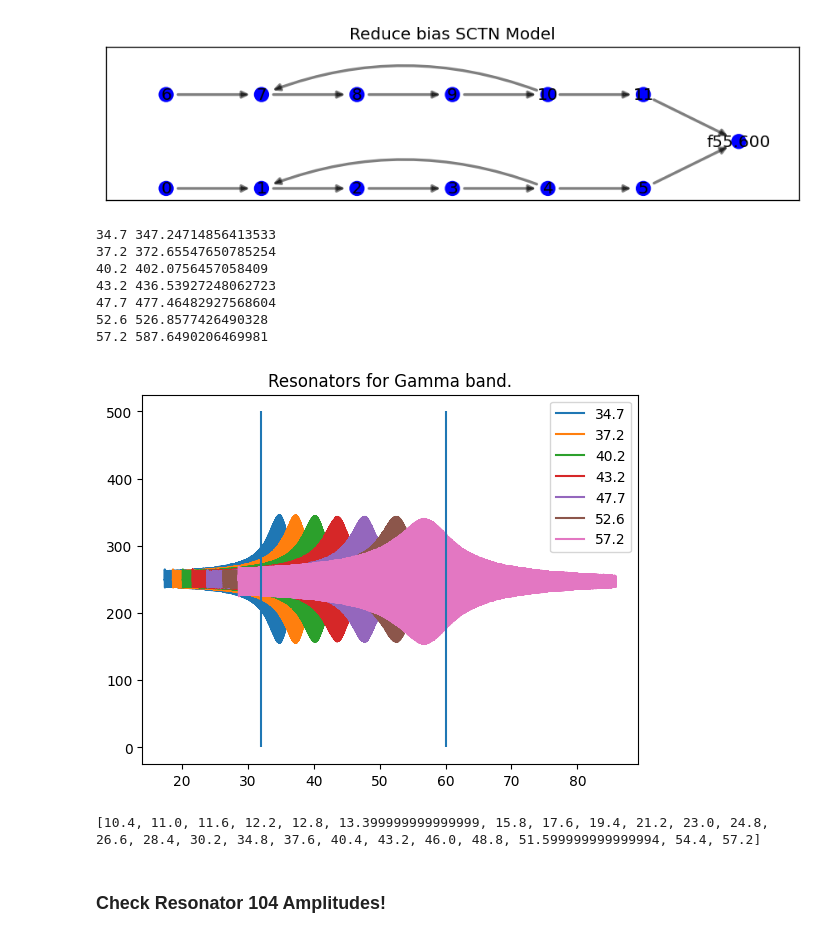
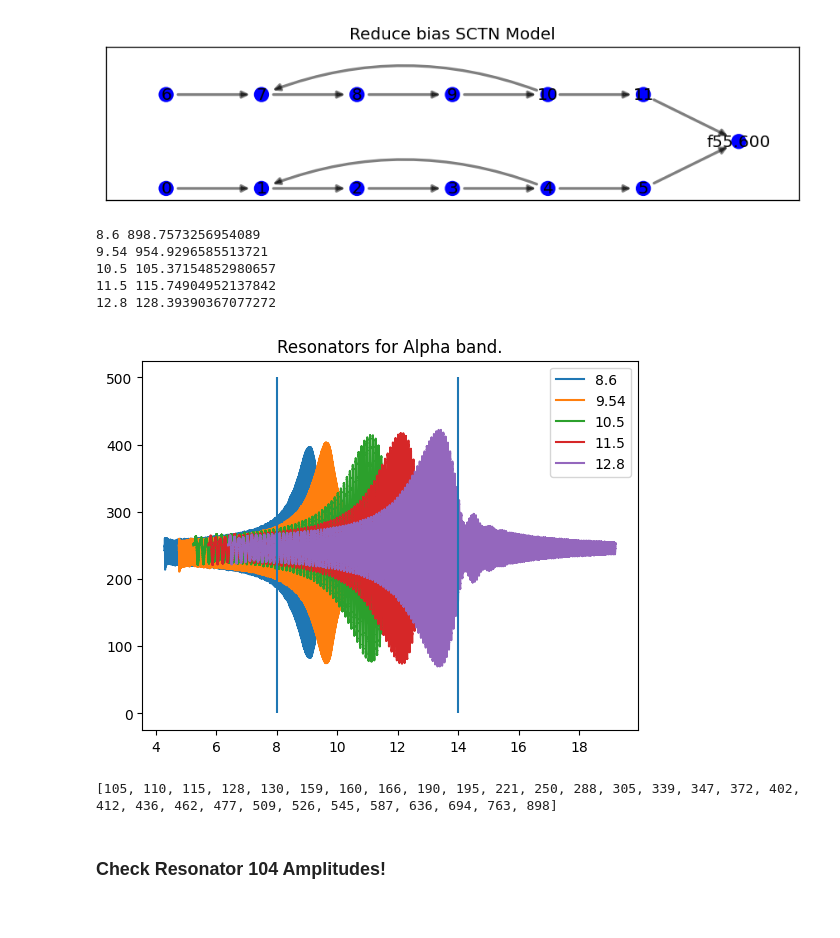
Before and after one commit to yakir4123/SNN-SCTN, a Jupyter notebook: notebooks/resonator_test_sine.ipynb, the cells around one changed output. Saved outputs shown, nothing was run; the diff lists cells and outputs as text; code cells hidden in the pictures.

```diff
--- a/notebooks/resonator_test_sine.ipynb
+++ b/notebooks/resonator_test_sine.ipynb
@@ -203,7 +203,7 @@ for i in neurons_log_spikes:
     pdm = np.array([pdm])
     ax = axs[i]
     if i == 0:
-        ax.set_title(f'encoding neuron')
+        ax.set_title(f'input')
     else:
         ax.set_title(f'neuron {i}')
     pivot = 85
@@ -333,49 +333,47 @@ from snn.resonator import trained_resonator, freq_of_resonator
 import numpy as np
 
 bands = {
     # 'delta': (1, 4),
     # 'theta': (4, 8),
-    # 'Alpha': (8, 14),
+    'Alpha': (8, 14),
     # 'Beta': (14, 32),
-    'Gamma': (32, 60),
+    # 'Gamma': (32, 60),
 }
 resonators_freqs = np.concatenate([np.linspace(start, stop, 11)[1:-1] for start, stop in bands.values()])
 clk_resonators = {
     # 15360: resonators_freqs[resonators_freqs < 10].tolist(),
-    15360: [1.1, 1.3, 1.6, 1.9, 2.2, 2.5, 2.88, 3.05, 3.39, 3.7, 4.12, 4.62, 5.09, 5.45, 5.87, 6.36, 6.8, 7.6, 8.6],
-    153600: [10.5, 11.5, 12.8, 15.8, 16.6, 19.4, 22.0, 24.8, 28.4, 30.5, 34.7, 37.2, 40.2, 43.2, 47.7, 52.6, 57.2]
+    15360: [1.1, 1.3, 1.6, 1.9, 2.2, 2.5, 2.88, 3.05, 3.39, 3.7, 4.12, 4.62, 5.09, 5.45, 5.87, 6.36, 6.8, 7.6, 8.6, 9.54],
+    153600: [10.5, 11.5, 12.8, 15.8, 17.5, 19.4, 22.0, 24.8, 28.4, 30.5, 34.7, 37.2, 40.2, 43.2, 47.7, 52.6, 57.2]
 }
 for band_name, (band0, band1) in bands.items():
     for clk_freq, freqs in clk_resonators.items():
         for freq0 in freqs:
             if not (band0 < freq0 < band1):
                 continue
             resonator = trained_resonator(
                 freq0=float(freq0),
                 filters_folder='filters4_xi0'
             )
             print(freq0, freq_of_resonator(1536000, resonator.neurons[1].leakage_factor, resonator.neurons[1].leakage_period))
             # resonator = create_excitatory_inhibitory_resonator(freq0=f'{freq0:.3f}', clk_freq=clk_freq)
             custom_resonator_output_spikes(resonator, freq0, clk_freq, step=1 / 153600, plot=False, label=freq0)
     plt.vlines(band0, 0, 500)
     plt.vlines(band1, 0, 500)
     plt.title(f"Resonators for {band_name} band.")
     plt.legend()
     plt.show()
     break
 # %% [output]
-34.7 347.24714856413533
-37.2 372.65547650785254
-40.2 402.0756457058409
-43.2 436.53927248062723
-47.7 477.46482927568604
-52.6 526.8577426490328
-57.2 587.6490206469981
+8.6 898.7573256954089
+9.54 954.9296585513721
+10.5 105.37154852980657
+11.5 115.74904952137842
+12.8 128.39390367077272
-[figure, old version]
+[figure, new version]
-# %%
-print(clk_resonators[153600])
-# %% [output]
-[10.4, 11.0, 11.6, 12.2, 12.8, 13.399999999999999, 15.8, 17.6, 19.4, 21.2, 23.0, 24.8, 26.6, 28.4, 30.2, 34.8, 37.6, 40.4, 43.2, 46.0, 48.8, 51.599999999999994, 54.4, 57.2]
+# %%
+print(sorted(list({110, 130, 160, 190, 221, 250, 288, 305, 339, 372, 412, 462, 509, 545, 587, 636, 694, 763, 898, 105, 115, 128, 159, 166, 195, 221, 250, 288, 305, 347, 372, 402, 436, 477, 526, 587,})))
+# %% [output]
+[105, 110, 115, 128, 130, 159, 160, 166, 190, 195, 221, 250, 288, 305, 339, 347, 372, 402, 412, 436, 462, 477, 509, 526, 545, 587, 636, 694, 763, 898]
 # %% [markdown]
 ### Check Resonator 104 Amplitudes!
 # %%
```
Also changed, not shown: parts of 2 cells of this notebook, 3 other files.
